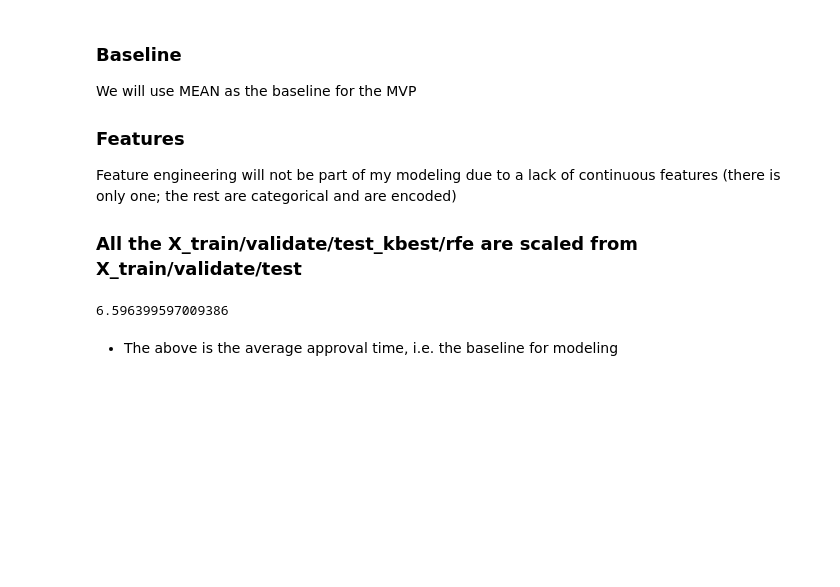
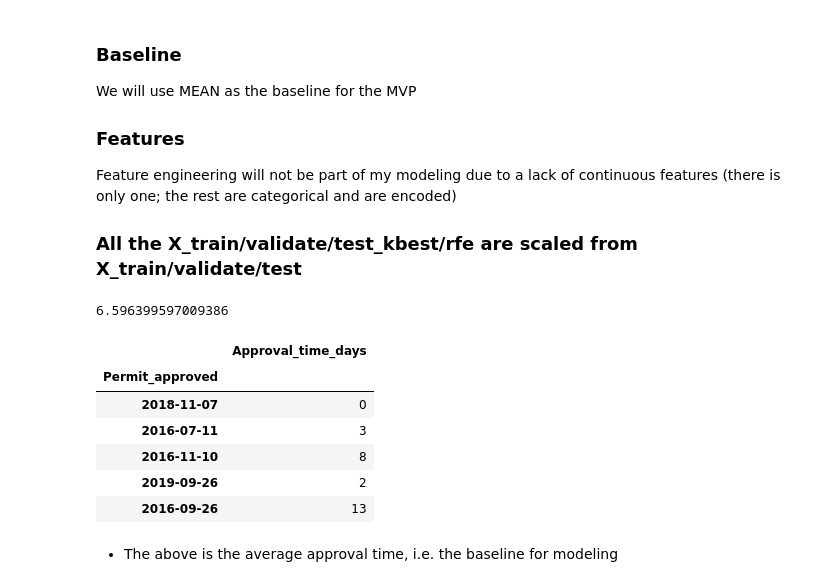
Before and after one commit to brianclements03/Individual_Project, a Jupyter notebook: MODEL.ipynb, the cells around one changed output. Drawn from its saved outputs; the diff is of its cells as text; code cells hidden in the pictures; blank space fills up the shorter version.

```diff
--- a/MODEL.ipynb
+++ b/MODEL.ipynb
@@ -95,5 +95,15 @@ y_train_scaled.Approval_time_days.mean()
 # %% [output]
 6.596399597009386
+# %%
+y_train.head()
+# %% [output]
+|  | Approval_time_days |
+| Permit_approved |  |
+| 2018-11-07 | 0 |
+| 2016-07-11 | 3 |
+| 2016-11-10 | 8 |
+| 2019-09-26 | 2 |
+| 2016-09-26 | 13 |
 # %% [markdown]
 - The above is the average approval time, i.e. the baseline for modeling
 # %%
```
Also changed, not shown: parts of 9 cells of this notebook, 2 other files.
